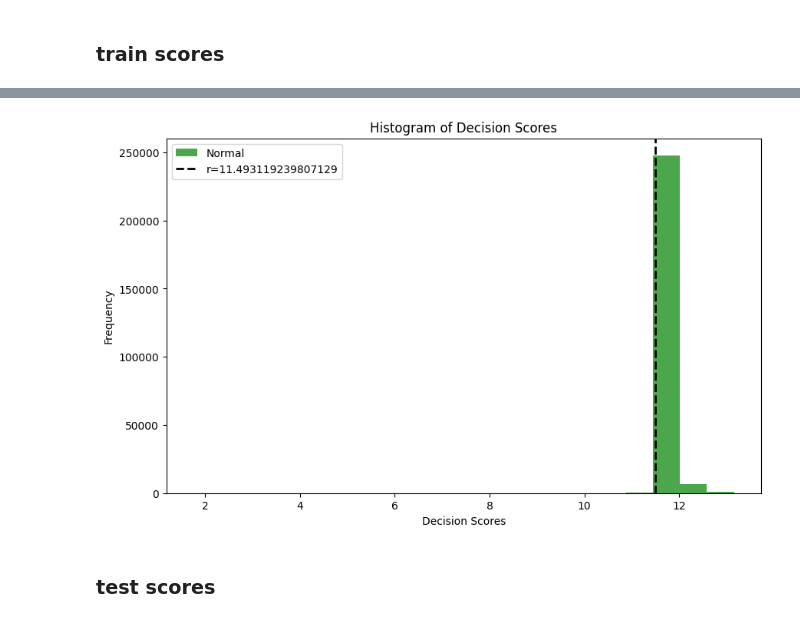
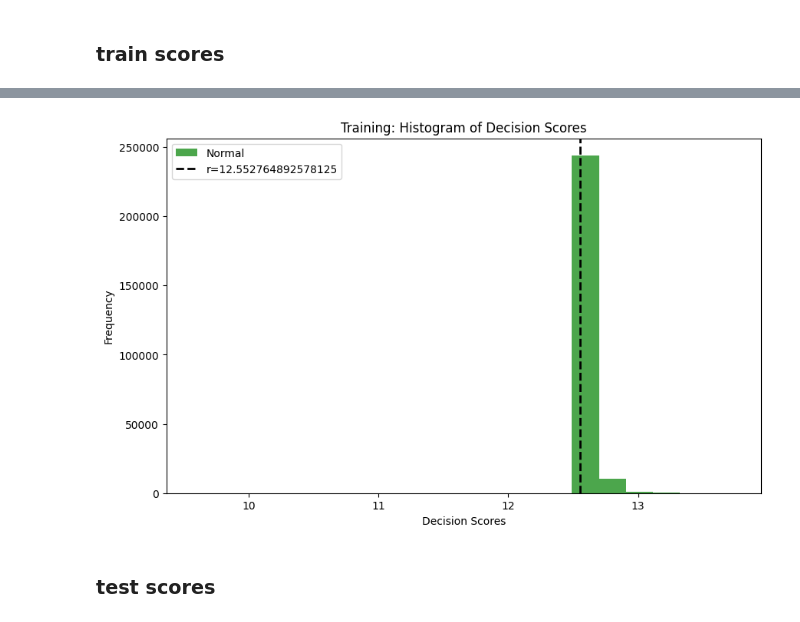
Before and after one commit to Hasosh/Credit-Card-Fraud-Detection, a Jupyter notebook: notebooks/deeplearning-approaches_hasan.ipynb, the cells around one changed output, grey strips where cells are left out. Cells and saved outputs as stored; diff of their text form; code cells hidden in the pictures.

```diff
--- a/notebooks/deeplearning-approaches_hasan.ipynb
+++ b/notebooks/deeplearning-approaches_hasan.ipynb
@@ -2710,7 +3014,7 @@ Its like the contamination factor in Local Outlier Factor.
 
 r which will be the decision threshold, will be the $\nu$ quantile of the scores in the training data (so in our case it should be pretty low, because we have no anomalies)
 # %%
-nu = 0.001
+nu = 0.01
 # %% [markdown]
 ## Model definition and optimizer
 # %%
@@ -2768,0 +3075,36 @@ Epoch 20/20, Loss: -4.206930160522461
+# %%
+# Training Loop
+for epoch in range(epochs):
+    model.train()
+    for data in train_loader:  # Assuming train_loader yields batches of data
+        inputs, _ = data
+        inputs = inputs.to(device)
+        optimizer.zero_grad()
+
+        outputs = model(inputs)
+        loss = custom_ocnn_loss(model, r, nu)(outputs)
+        loss.backward()
+        optimizer.step()
+
+        # Update r based on quantile of outputs
+        with torch.no_grad():
+            r = torch.quantile(outputs, nu).item()
+
+    print(f'Epoch {epoch+1}/{epochs}, Loss: {loss.item()}')
+
+    model.eval()
+    normal_count = 0
+    total_count = 0
+
+    with torch.no_grad():
+        for data in val_loader:
+            inputs, _ = data
+            inputs = inputs.to(device)
+
+            outputs = model(inputs)
+            normal_indicator = torch.sign(outputs - r)  # Apply the threshold condition
+            normal_count += torch.sum(normal_indicator > 0).item()  # Count normal instances
+            total_count += inputs.size(0)
+
+    normal_percentage = (normal_count / total_count) * 100
+    print(f'Epoch {epoch+1}/{epochs}, Validation: {normal_count} out of {total_count} instances are normal ({normal_percentage:.2f}%)')
@@ -2769,3 +3135,5 @@ Epoch 20/20, Loss: -4.206930160522461
+# %%
+model.load_state_dict(torch.load('ocnn_nu001_r1_hidden12_best.pth'))
 # %% [markdown]
 ### remember: decision function is $S_n = sgn(y_n - r)$
 # %%
@@ -2794,18 +3162,19 @@ train_scores = np.reshape(train_scores, -1)
 # %%
 import matplotlib.pyplot as plt
 import numpy as np
 
 # Create histogram
 plt.figure(figsize=(10, 6))
 plt.hist(train_scores, bins=20, alpha=0.7, label='Normal', color='green')
 plt.axvline(r, color='black', linestyle='dashed', linewidth=2, label=f'r={r}')
 plt.xlabel('Decision Scores')
 plt.ylabel('Frequency')
-plt.title('Histogram of Decision Scores')
+plt.title('Training: Histogram of Decision Scores')
 plt.legend()
+plt.savefig("Histogram_decision_scores.png")
 plt.show()
 # %% [output]
-[figure, old version]
+[figure, new version]
 # %% [markdown]
 ### test scores
 # %%
```
Also changed, not shown: parts of 84 cells of this notebook.
